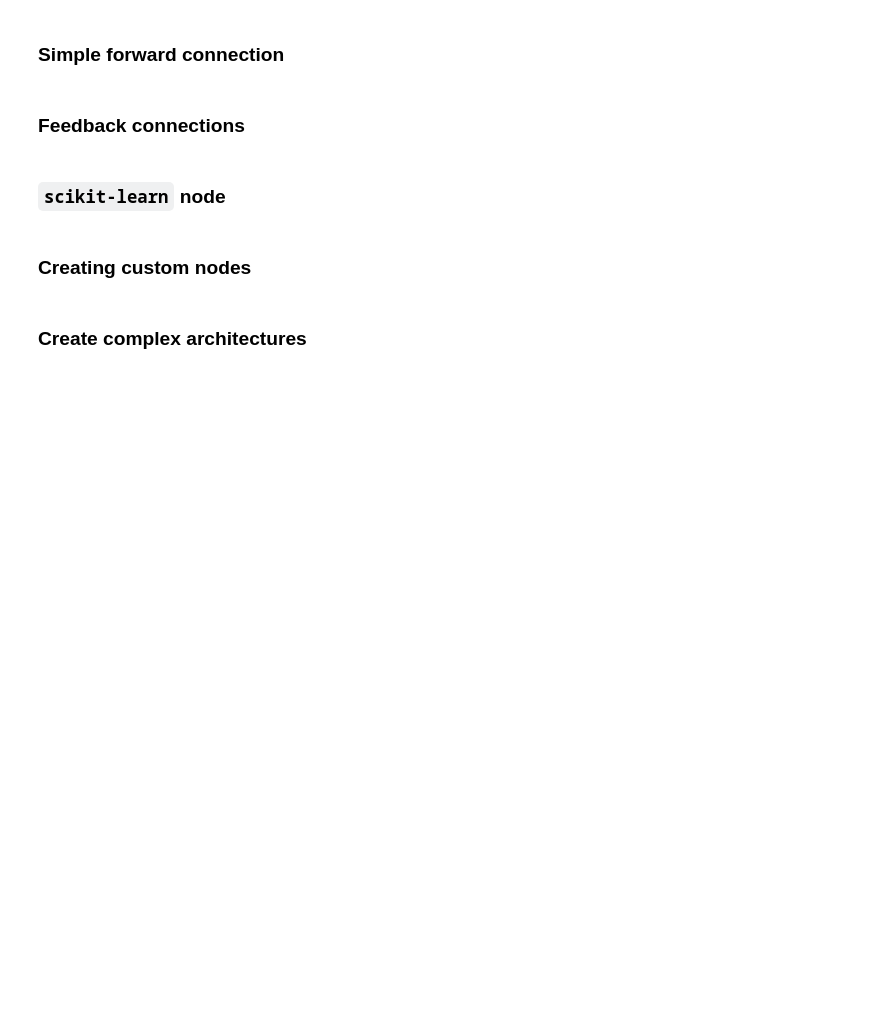
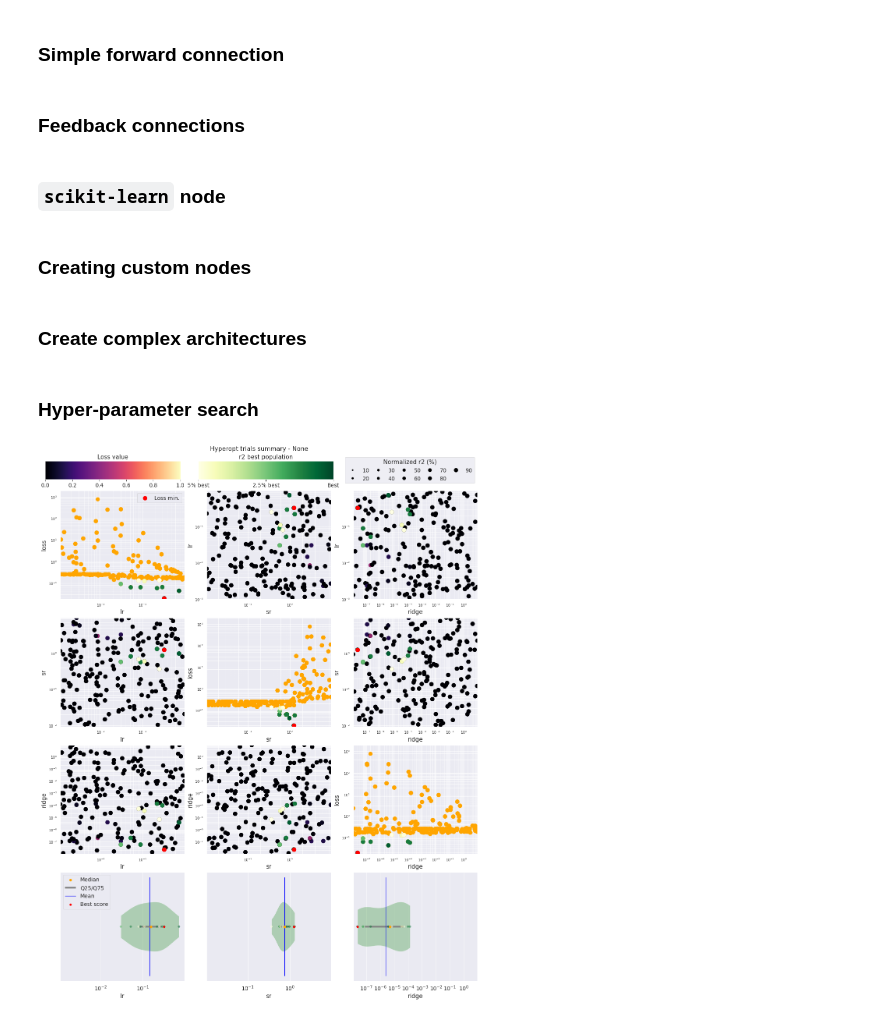
Before and after one commit to reservoirpy/presentations, a Jupyter notebook: ICANN-2025/01_Introduction.ipynb, the cells around one changed output. Drawn from its saved outputs; the diff is of its cells as text; code cells hidden in the pictures; blank space fills up the shorter version.

```diff
--- a/ICANN-2025/01_Introduction.ipynb
+++ b/ICANN-2025/01_Introduction.ipynb
@@ -247,3 +251,5 @@ path3 = Input() >> [A, B, C]
 path4 = A >> B >> C >> D >> E >> F >> Output()
 # Merge all pathways to create the full computational graph
 model = path1 & path2 & path3 & path4
+# %% [markdown]
+### Hyper-parameter search
@@ -249,0 +261,22 @@ model = path1 & path2 & path3 & path4
+# %%
+# Configure research
+hyperopt_config = {
+    "exp": "hyperopt-multiscroll",    # the experimentation name
+    "hp_max_evals": 200,              # the number of differents sets of parameters hyperopt has to try
+    "hp_method": "random",            # the method used by hyperopt to chose those sets (see below)
+    "seed": 42,                       # the random state seed, to ensure reproducibility
+    "instances_per_trial": 5,         # how many random ESN will be tried with each sets of parameters
+    "hp_space": {                     # what are the ranges of parameters explored
+        "N": ["choice", 500],             # the number of neurons is fixed to 500
+        "sr": ["loguniform", 1e-2, 10],   # the spectral radius is log-uniformly distributed between 1e-2 and 10
+        "lr": ["loguniform", 1e-3, 1],    # idem with the leaking rate, from 1e-3 to 1
+        "input_scaling": ["choice", 1.0], # the input scaling is fixed
+        "ridge": ["loguniform", 1e-8, 1e1],        # and so is the regularization parameter.
+        "seed": ["choice", 1234]          # an other random seed for the ESN initialization
+    }
+}
+
+# we precautionously save the configuration in a JSON file
+# each file will begin with a number corresponding to the current experimentation run number.
+with open(f"{hyperopt_config['exp']}.config.json", "w+") as f:
+    json.dump(hyperopt_config, f)
@@ -249,0 +326,5 @@ model = path1 & path2 & path3 & path4
+# %%
+# visualize the results
+fig = plot_hyperopt_report(hyperopt_config["exp"], ("lr", "sr", "ridge"), metric="r2")
+# %% [output]
+[figure, added]
```
Also changed, not shown: parts of 12 cells of this notebook.
